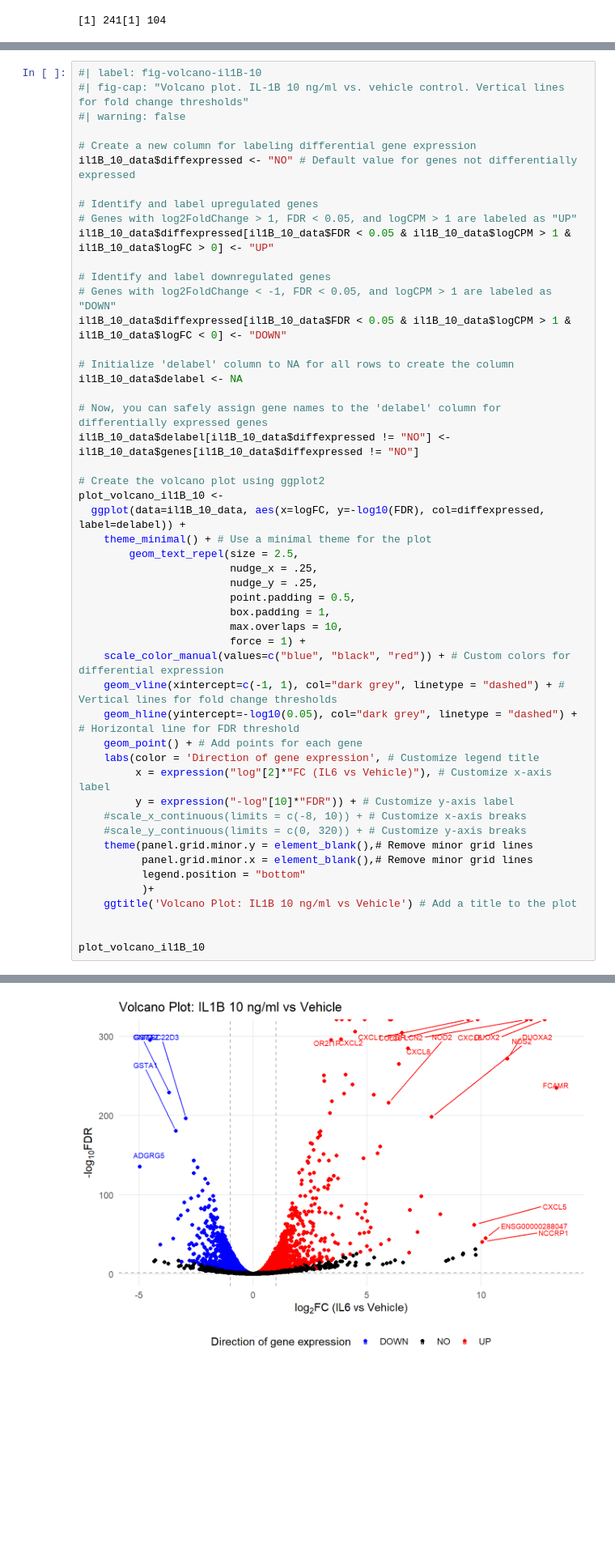
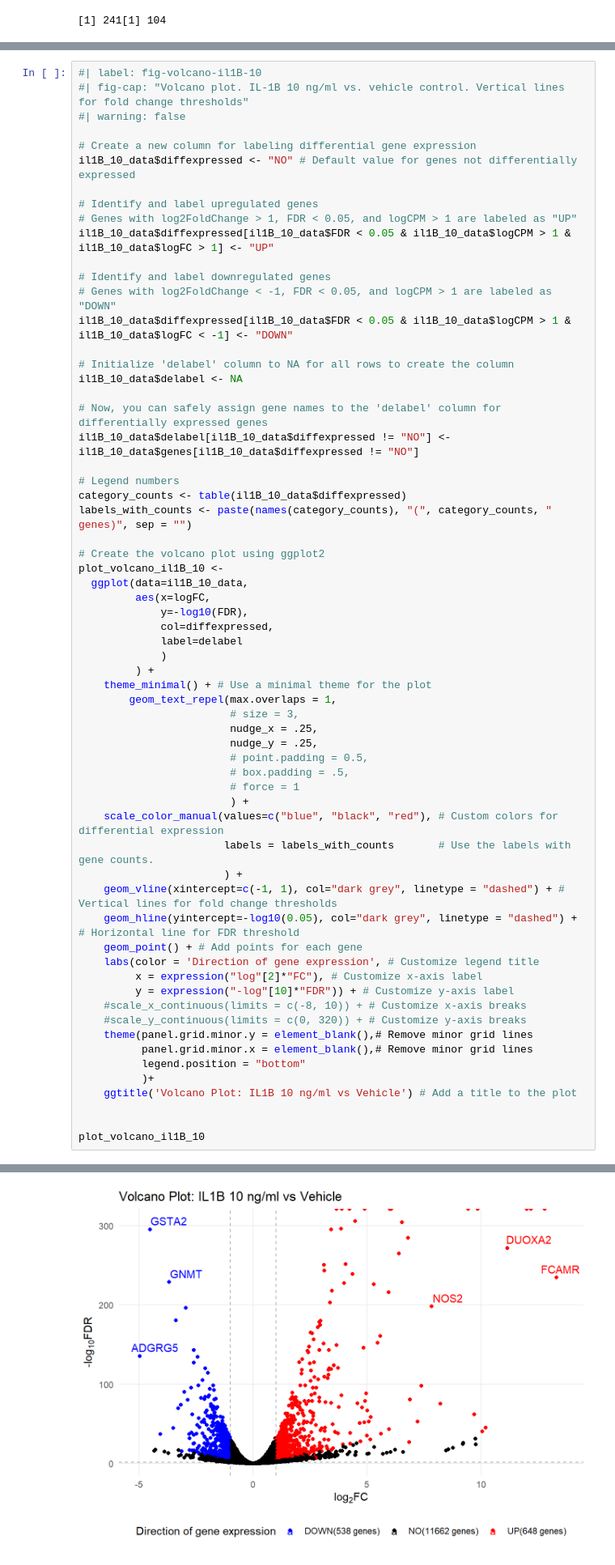
Before and after one commit to andreasludvig/manuscript, a Jupyter notebook: notebooks/seq/seq.embed.ipynb, the cells around one changed output, grey strips where cells are left out. Shown at 81% size. Cells and saved outputs as stored; diff of their text form; blank space fills up the shorter version.

```diff
--- a/notebooks/seq/seq.embed.ipynb
+++ b/notebooks/seq/seq.embed.ipynb
@@ -293,11 +292,11 @@ il1B_10_data$diffexpressed <- "NO" # Default value for genes not differentially
 
 # Identify and label upregulated genes
 # Genes with log2FoldChange > 1, FDR < 0.05, and logCPM > 1 are labeled as "UP"
-il1B_10_data$diffexpressed[il1B_10_data$FDR < 0.05 & il1B_10_data$logCPM > 1 & il1B_10_data$logFC > 0] <- "UP"
+il1B_10_data$diffexpressed[il1B_10_data$FDR < 0.05 & il1B_10_data$logCPM > 1 & il1B_10_data$logFC > 1] <- "UP"
 
 # Identify and label downregulated genes
 # Genes with log2FoldChange < -1, FDR < 0.05, and logCPM > 1 are labeled as "DOWN"
-il1B_10_data$diffexpressed[il1B_10_data$FDR < 0.05 & il1B_10_data$logCPM > 1 & il1B_10_data$logFC < 0] <- "DOWN"
+il1B_10_data$diffexpressed[il1B_10_data$FDR < 0.05 & il1B_10_data$logCPM > 1 & il1B_10_data$logFC < -1] <- "DOWN"
 
 # Initialize 'delabel' column to NA for all rows to create the column
 il1B_10_data$delabel <- NA
@@ -305,23 +304,36 @@ il1B_10_data$delabel <- NA
 # Now, you can safely assign gene names to the 'delabel' column for differentially expressed genes
 il1B_10_data$delabel[il1B_10_data$diffexpressed != "NO"] <- il1B_10_data$genes[il1B_10_data$diffexpressed != "NO"]
 
+# Legend numbers
+category_counts <- table(il1B_10_data$diffexpressed)
+labels_with_counts <- paste(names(category_counts), "(", category_counts, " genes)", sep = "")
+
 # Create the volcano plot using ggplot2
 plot_volcano_il1B_10 <-
-  ggplot(data=il1B_10_data, aes(x=logFC, y=-log10(FDR), col=diffexpressed, label=delabel)) +
+  ggplot(data=il1B_10_data,
+         aes(x=logFC,
+             y=-log10(FDR),
+             col=diffexpressed,
+             label=delabel
+             )
+         ) +
     theme_minimal() + # Use a minimal theme for the plot
-        geom_text_repel(size = 2.5,
+        geom_text_repel(max.overlaps = 1,
+                        # size = 3,
                         nudge_x = .25,
                         nudge_y = .25,
-                        point.padding = 0.5,
-                        box.padding = 1,
-                        max.overlaps = 10,
-                        force = 1) +
-    scale_color_manual(values=c("blue", "black", "red")) + # Custom colors for differential expression
+                        # point.padding = 0.5,
+                        # box.padding = .5,
+                        # force = 1
+                        ) +
+    scale_color_manual(values=c("blue", "black", "red"), # Custom colors for differential expression
+                       labels = labels_with_counts       # Use the labels with gene counts.
+                       ) +
     geom_vline(xintercept=c(-1, 1), col="dark grey", linetype = "dashed") + # Vertical lines for fold change thresholds
     geom_hline(yintercept=-log10(0.05), col="dark grey", linetype = "dashed") + # Horizontal line for FDR threshold
     geom_point() + # Add points for each gene
     labs(color = 'Direction of gene expression', # Customize legend title
-         x = expression("log"[2]*"FC (IL6 vs Vehicle)"), # Customize x-axis label
+         x = expression("log"[2]*"FC"), # Customize x-axis label
          y = expression("-log"[10]*"FDR")) + # Customize y-axis label
     #scale_x_continuous(limits = c(-8, 10)) + # Customize x-axis breaks
     #scale_y_continuous(limits = c(0, 320)) + # Customize y-axis breaks
@@ -338,3 +352,3 @@ Warning: Removed 7089 rows containing missing values (`geom_text_repel()`).Warni
 increasing max.overlaps
-[figure, old version]
+[figure, new version]
 # %% [markdown]
```
Also changed, not shown: parts of 7 cells of this notebook, 30 other files.
